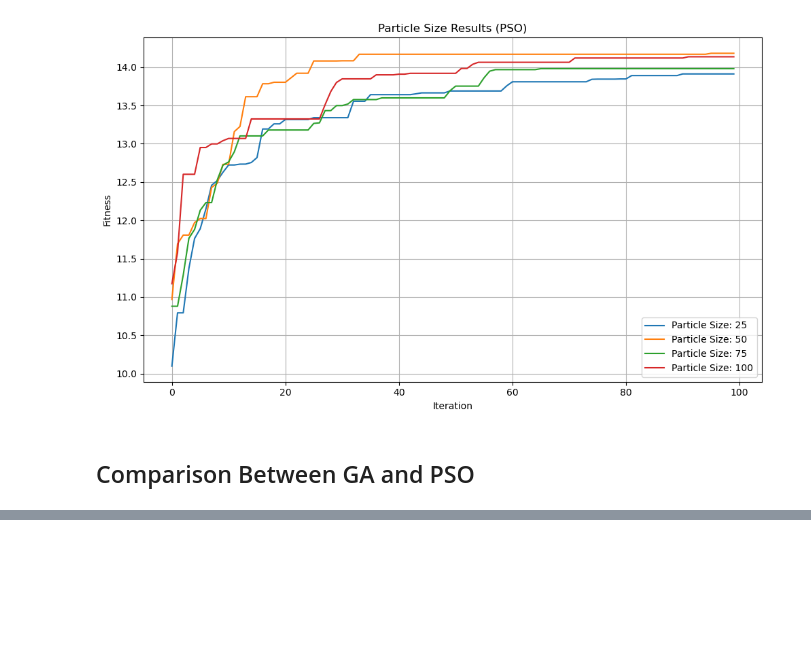
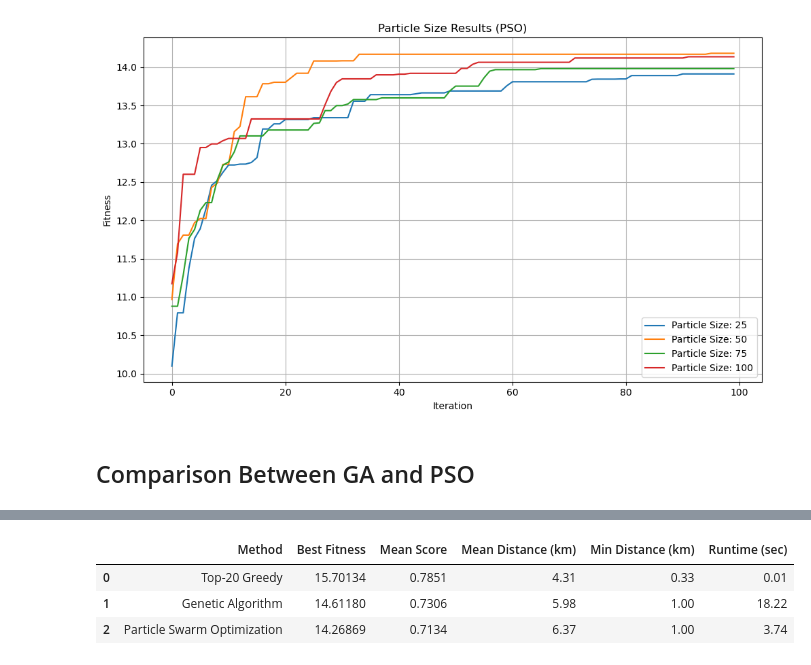
Before and after one commit to RHosgor7/yzv202e, a Jupyter notebook: main.ipynb, the cells around one changed output, grey strips where cells are left out. Cells and saved outputs as stored; diff of their text form; code cells hidden in the pictures; blank space fills up the shorter version.

```diff
--- a/main.ipynb
+++ b/main.ipynb
@@ -805,0 +757,13 @@ plt.show()
+# %%
+# For PSO
+start_pso = time.time()
+best_assignment, best_fitness_pso, fitness_scores = particle_swarm_optimization(
+        df=df_input.copy(),
+        num_particles=50,
+        iterations=100,
+        num_points=20,
+        verbose=True
+    )
+end_pso = time.time()
+pso_runtime = end_pso - start_pso
+print(f"⏱️ PSO Runtime: {pso_runtime:.2f} seconds")
@@ -805,0 +788,34 @@ plt.show()
+# %%
+# === Load result files ===
+ga_points = pd.read_csv("best_20_points_ga_penalty.csv")
+pso_points = pd.read_csv("best_20_points_pso.csv")
+top_20_points = pd.read_csv("top_20_points_direct.csv")
+
+# === Define the evaluation function that accepts fitness & time ===
+def evaluate_set(df, label, runtime_sec, best_fitness):
+    coords = df[['lat', 'lon']].values
+    distances = pdist(coords)
+    return {
+        "Method": label,
+        "Best Fitness": round(best_fitness, 6),
+        "Mean Score": round(df["avg_score"].mean(), 4),
+        "Mean Distance (km)": round(distances.mean(), 2),
+        "Min Distance (km)": round(distances.min(), 2),
+        "Runtime (sec)": round(runtime_sec, 2)
+    }
+best_fitness_greedy = top_20_points["avg_score"].sum()
+
+# === Build comparison table ===
+results = [
+    evaluate_set(top_20_points, "Top-20 Greedy", 0.01, best_fitness_greedy),
+    evaluate_set(ga_points, "Genetic Algorithm", ga_runtime, best_fitness_ga),
+    evaluate_set(pso_points, "Particle Swarm Optimization", pso_runtime, best_fitness_pso)
+]
+
+df_comparison = pd.DataFrame(results)
+display(df_comparison)
+# %% [output]
+|  | Method | Best Fitness | Mean Score | Mean Distance (km) | Min Distance (km) | Runtime (sec) |
+| 0 | Top-20 Greedy | 15.70134 | 0.7851 | 4.31 | 0.33 | 0.01 |
+| 1 | Genetic Algorithm | 14.61180 | 0.7306 | 5.98 | 1.00 | 18.22 |
+| 2 | Particle Swarm Optimization | 14.26869 | 0.7134 | 6.37 | 1.00 | 3.74 |
```
Also changed, not shown: parts of 14 cells of this notebook.
